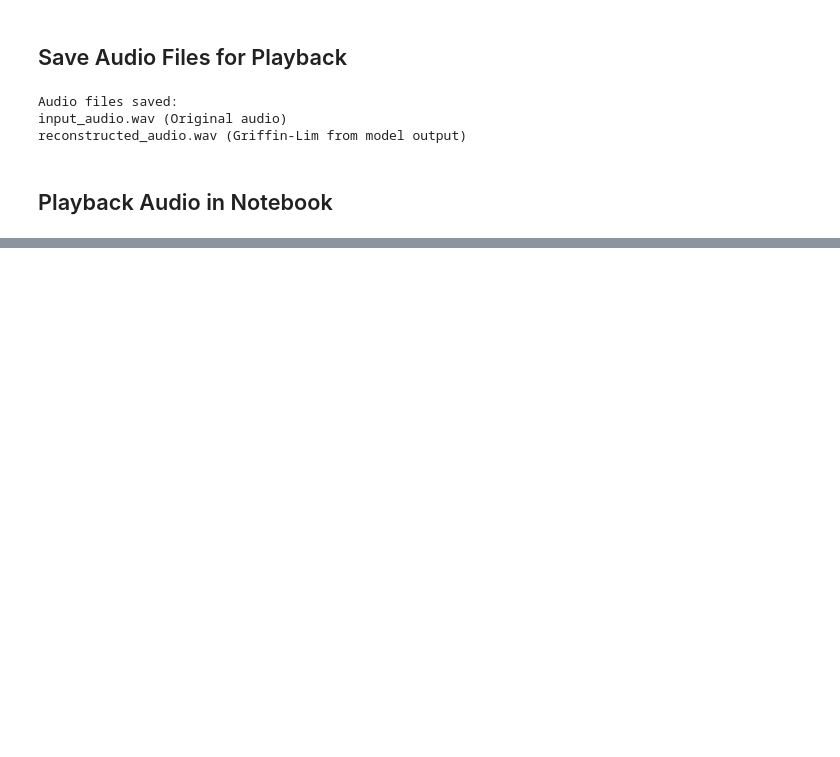
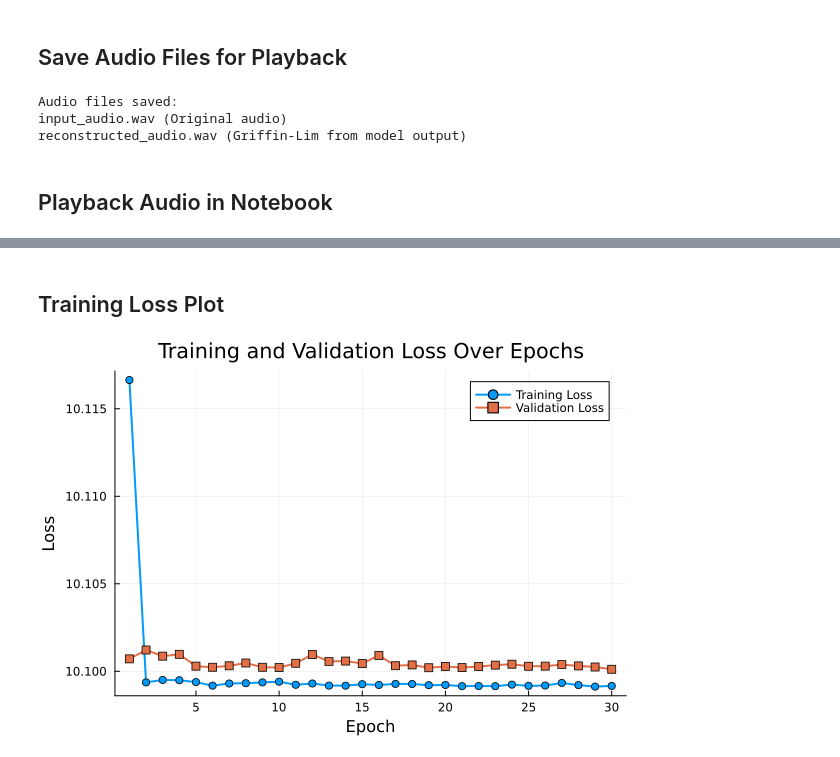
Before and after one commit to bharani1990/ViT_Neural_Audio_Coder_Julia, a Jupyter notebook: audio_inspection.ipynb, the cells around one changed output, grey strips where cells are left out. Drawn from its saved outputs; the diff is of its cells as text; code cells hidden in the pictures; blank space fills up the shorter version.

Commit message:
added loss plot in the notebook

```diff
--- a/audio_inspection.ipynb
+++ b/audio_inspection.ipynb
@@ -252,3 +255,19 @@ audio_player("reconstructed_audio.wav", "Reconstructed Audio (Model Output → G
 # %% [output]
 [interactive output not drawn]
 [interactive output not drawn]
+# %% [markdown]
+## Training Loss Plot
+# %%
+losses_data = JSON.parsefile("losses.json")
+epochs = sort(parse.(Int, keys(losses_data)))
+train_losses = [losses_data[string(epoch)]["train"] for epoch in epochs]
+val_losses = [losses_data[string(epoch)]["val"] for epoch in epochs]
+
+plot(epochs, train_losses, label="Training Loss", linewidth=2, marker=:circle)
+plot!(epochs, val_losses, label="Validation Loss", linewidth=2, marker=:square)
+xlabel!("Epoch")
+ylabel!("Loss")
+title!("Training and Validation Loss Over Epochs")
+plot!(legend=:topright, grid=true)
+# %% [output]
+[figure, added]
```
Also changed, not shown: parts of 1 cell of this notebook, 1 other file.
